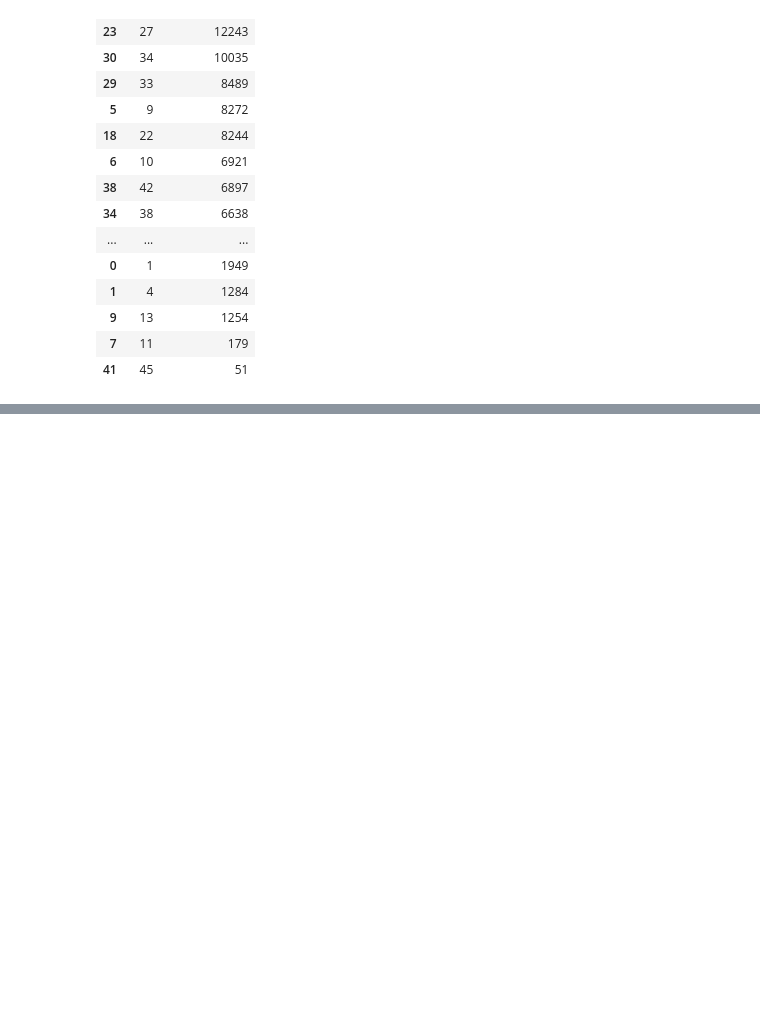
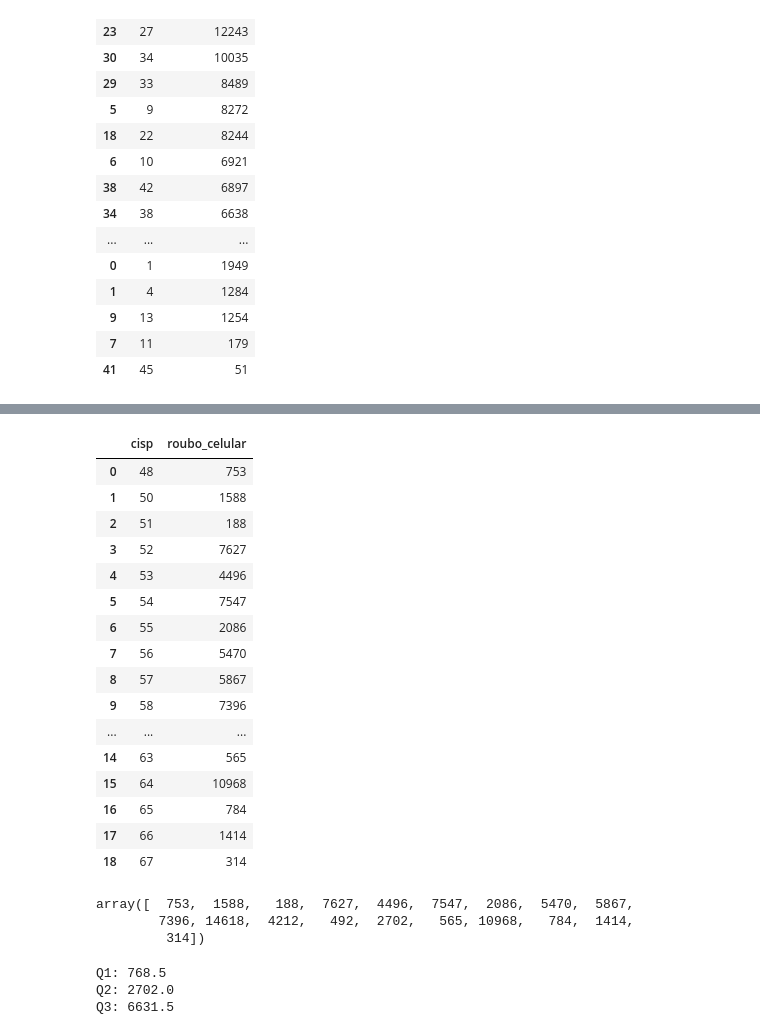
Before and after one commit to ghenriqueh/UC2_senac_projeto_dados, a Jupyter notebook: isp.ipynb, the cells around one changed output, grey strips where cells are left out. Cells and saved outputs as stored; diff of their text form; code cells hidden in the pictures; blank space fills up the shorter version.

Commit message:
Add files via upload
Avanços no trabalho com base de dados, array

```diff
--- a/isp.ipynb
+++ b/isp.ipynb
@@ -190,0 +265,40 @@ df_furto_veiculos_cisp_capital.tail(10)
+# %%
+df_baixada = df[df['regiao'] == 'Baixada Fluminense']
+df_roubocel_baixada = df_baixada.groupby('cisp')['roubo_celular'].sum().reset_index()
+df_roubocel_baixada
+# %% [output]
+|  | cisp | roubo_celular |
+| 0 | 48 | 753 |
+| 1 | 50 | 1588 |
+| 2 | 51 | 188 |
+| 3 | 52 | 7627 |
+| 4 | 53 | 4496 |
+| 5 | 54 | 7547 |
+| 6 | 55 | 2086 |
+| 7 | 56 | 5470 |
+| 8 | 57 | 5867 |
+| 9 | 58 | 7396 |
+| ... | ... | ... |
+| 14 | 63 | 565 |
+| 15 | 64 | 10968 |
+| 16 | 65 | 784 |
+| 17 | 66 | 1414 |
+| 18 | 67 | 314 |
+# %%
+array_roubocel_baixada= np.array(df_roubocel_baixada['roubo_celular'])
+array_roubocel_baixada
+# %% [output]
+array([  753,  1588,   188,  7627,  4496,  7547,  2086,  5470,  5867,
+        7396, 14618,  4212,   492,  2702,   565, 10968,   784,  1414,
+         314])
+# %%
+q1 = np.percentile(array_roubocel_baixada, 25)
+q2 = np.percentile(array_roubocel_baixada, 50)
+q3 = np.percentile(array_roubocel_baixada, 75)
+print('Q1:', q1)
+print('Q2:', q2)
+print('Q3:', q3)
+# %% [output]
+Q1: 768.5
+Q2: 2702.0
+Q3: 6631.5
```
Also changed, not shown: parts of 16 cells of this notebook.
